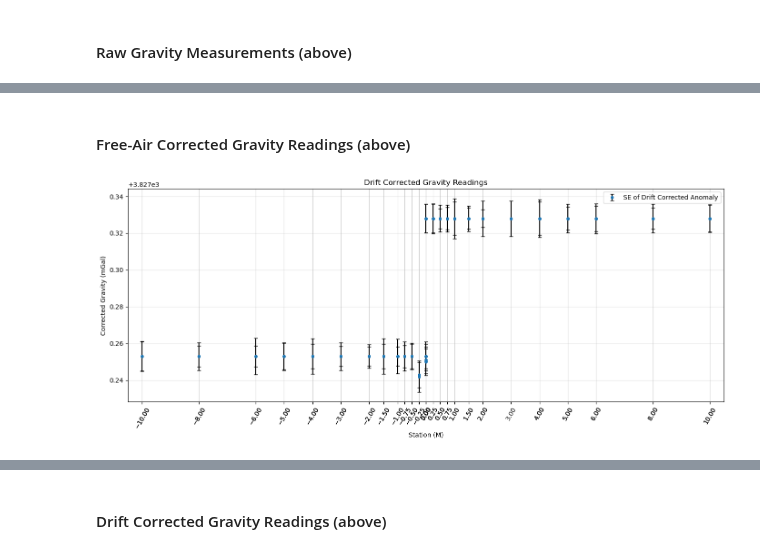
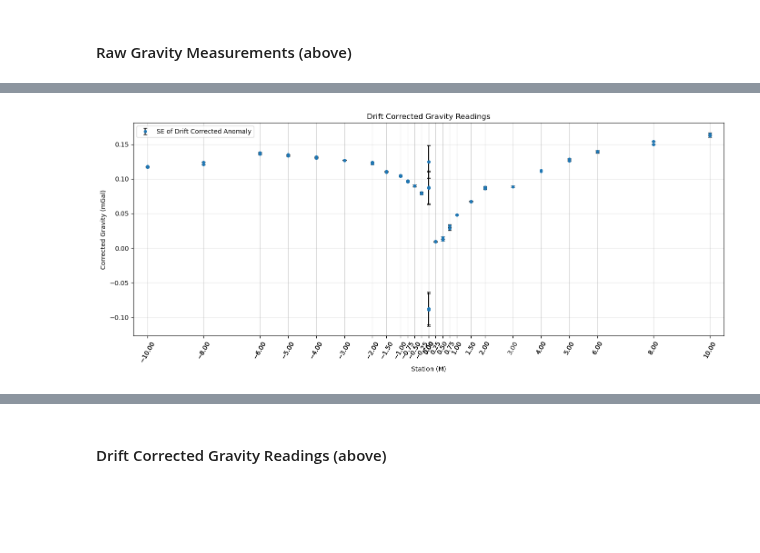
Before and after one commit to lillian-hanson/gpgn-318-328-notebooks, a Jupyter notebook: Labs/gravity/06-lab/06-Gravity-Tunnel-Hanson.ipynb, the cells around one changed output, grey strips where cells are left out. Cells and saved outputs as stored; diff of their text form; code cells hidden in the pictures; blank space fills up the shorter version.

```diff
--- a/Labs/gravity/06-lab/06-Gravity-Tunnel-Hanson.ipynb
+++ b/Labs/gravity/06-lab/06-Gravity-Tunnel-Hanson.ipynb
@@ -253,6 +253,20 @@ df = pd.merge(dfcg5, locdf[['STATION_NUM', 'Northing', 'Easting', 'ELEV']],
 df = df[['STATION_NUM', 'GRAV', 'Northing', 'Easting', 'TIME', 'ELEV', 'SD']]
 df = df.sort_values('STATION_NUM')
 
+df_station_num = (
+    df.groupby('STATION_NUM')
+    .agg(
+        GRAV_mean=('GRAV', 'mean'),
+        SD=('GRAV', 'std'),
+        n_per_station=('GRAV', 'count')
+    )
+    .reset_index()
+)
+# Compute standard error of the mean (SEM)
+df_station_num['SEM'] = df_station['SD'] / np.sqrt(df_station['n_per_station'])
+
+df = df.merge(df_station_num[['STATION_NUM', 'SEM']], on='STATION_NUM', how='left')
+
 # masks
 is_base = (df['STATION_NUM'] == 0.00)
 is_station = (df['STATION_NUM'] != 0.00)
@@ -264,11 +278,11 @@ station_inds = np.where(is_station)[0]
 
 times = pd.to_datetime(df['TIME'], format='%H:%M:%S')
 height = df['ELEV']
+grav = df['GRAV']
 # %%
 # drift correction
-obs = df['GRAV']
-
-g_drift = np.interp(times, times[base_inds], obs[base_inds])
+# Linear drift model
+g_drift = np.interp(times, times[base_inds], grav[base_inds])
 # %%
 # free air correction
 g_obs = df['GRAV']
@@ -299,25 +290,23 @@ plt.show()
-# %% [markdown]
-#### Free-Air Corrected Gravity Readings (above)
 # %%
 # plot corrected gravity
 plt.figure(figsize=(14, 6))
 plt.errorbar(
     df['STATION_NUM'],
-    g_drift,
-    yerr=(df.get('SD') / math.sqrt(len('STATION_NUM'))),
+    (g_obs - g_drift),
+    yerr=df['SEM'],
     fmt='o', ecolor='Black', capsize=3, markersize=4, label='SE of Drift Corrected Anomaly'
 )
 
 plt.xticks(df['STATION_NUM'], rotation=60)
 
 plt.xlim(df['STATION_NUM'].min() - 0.5, df['STATION_NUM'].max() + 0.5)
 
 plt.xlabel('Station (M)')
 plt.ylabel('Corrected Gravity (mGal)')
 plt.title('Drift Corrected Gravity Readings')
 plt.grid(True, alpha=0.3)
 plt.legend()
 plt.tight_layout()
 plt.show()
 # %% [output]
-[figure, old version]
+[figure, new version]
```
Also changed, not shown: parts of 7 cells of this notebook, 6 other files.
